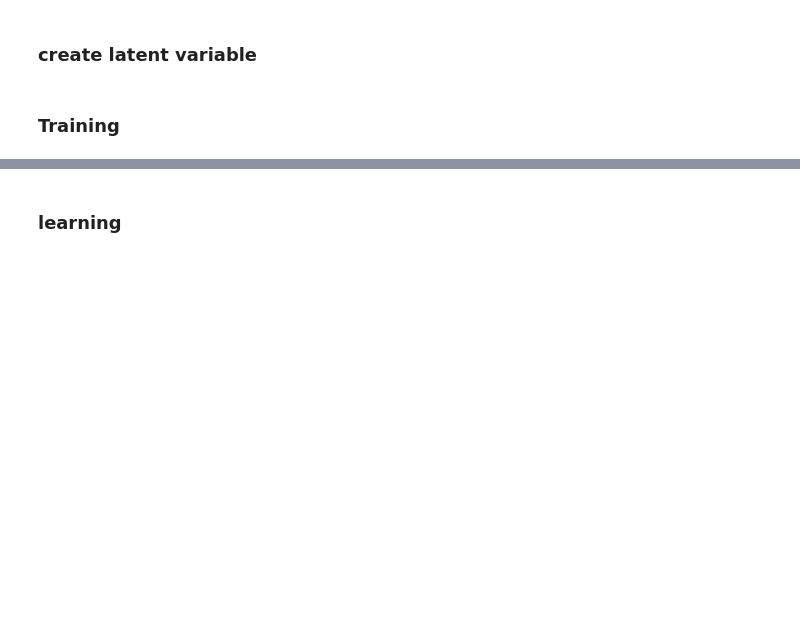
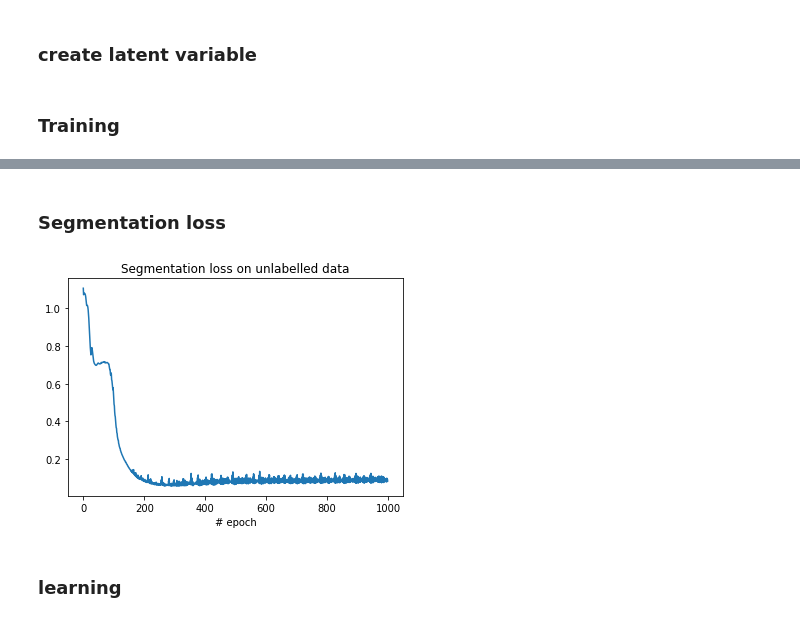
Before and after one commit to ashysheya/research_project, a Jupyter notebook: experiments.ipynb, the cells around one changed output, grey strips where cells are left out. Saved outputs shown, nothing was run; the diff lists cells and outputs as text; code cells hidden in the pictures; blank space fills up the shorter version.

```diff
--- a/experiments.ipynb
+++ b/experiments.ipynb
@@ -140,3 +275,12 @@ epoch - 999, loss - 0.2813117802143097
+# %% [markdown]
+### Segmentation loss
+# %%
+plt.plot(segmentation_loss)
+plt.title('Segmentation loss on unlabelled data')
+plt.xlabel('# epoch')
+plt.show()
+# %% [output]
+[figure, added]
 # %%
 torch.save(net.state_dict(), './model-1000')
 # %% [markdown]
```
Also changed, not shown: parts of 8 cells of this notebook.
